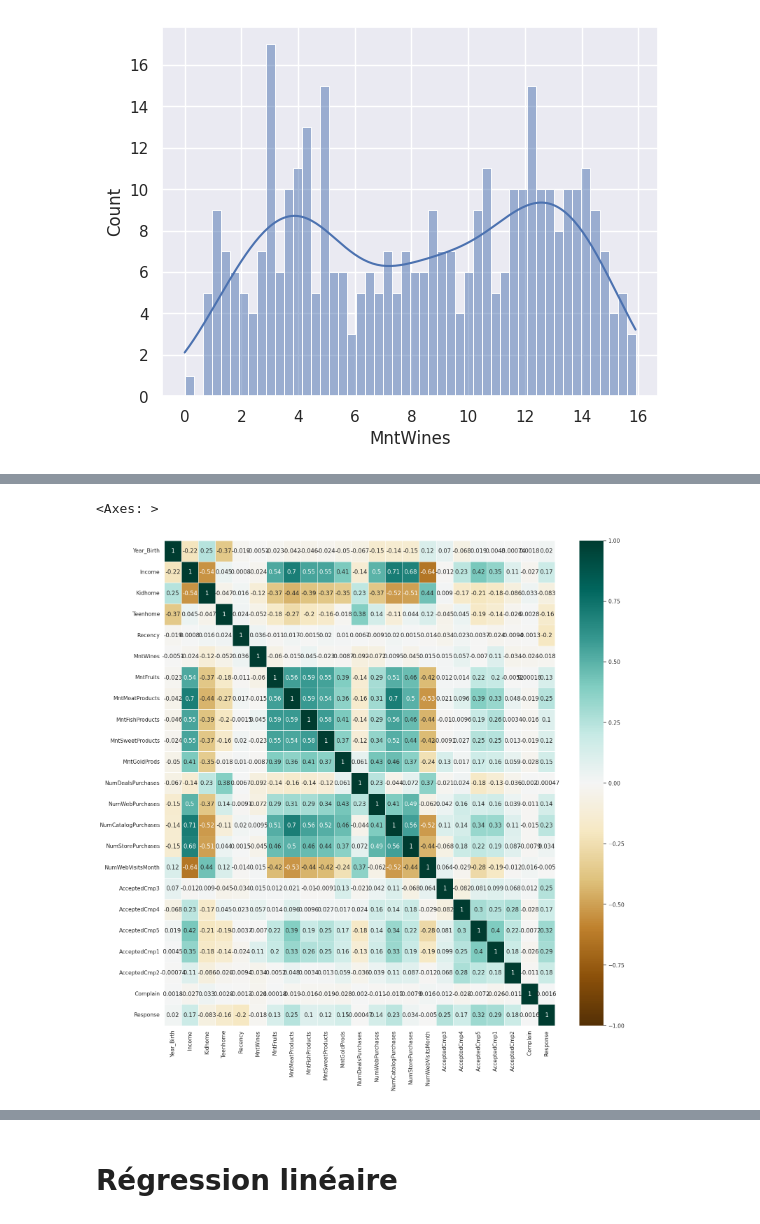
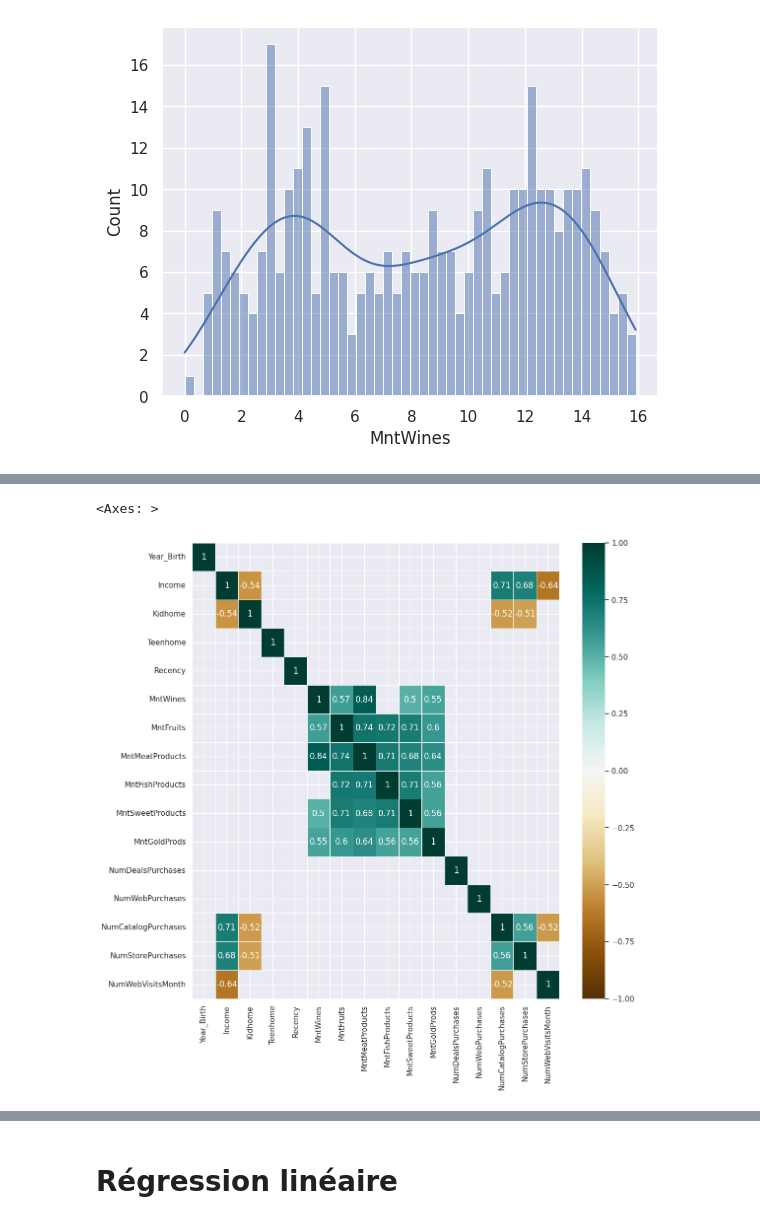
Before and after one commit to Ab2nour/customer-base-analysis, a Jupyter notebook: presentation.ipynb, the cells around one changed output, grey strips where cells are left out. Saved outputs shown, nothing was run; the diff lists cells and outputs as text; code cells hidden in the pictures.

Commit message:
refactor: refonte de la transformation Box Cox

```diff
--- a/presentation.ipynb
+++ b/presentation.ipynb
@@ -623,0 +627,11 @@ Nous allons utiliser la librairie `scipy.stats.boxcox` qui estime le meilleur pa
+# %%
+# todo(prof): faut-il inclure la distribution uniforme Recency ?
+# todo(prof): est-ce que notre choix de variables est bon ?
+var_a_normaliser = [
+    "MntWines",
+    "MntFruits",
+    "MntMeatProducts",
+    "MntFishProducts",
+    "MntSweetProducts",
+    "MntGoldProds",
+]
@@ -628,6 +648,15 @@ sns.histplot(df["MntWines"], kde=True)
 [figure]
 # %%
 from scipy.stats import boxcox
+# %%
+boxcox_lambdas = {}  # on garde les lambdas, pour la transformation inverse
+# %%
+for var in var_a_normaliser:
+    var_strict_positif = df[var] + df[var].min() + 1
+    var_apres_boxcox, l = boxcox(var_strict_positif)
+
+    df_normalise[var] = pd.DataFrame(var_apres_boxcox)
+    boxcox_lambdas[var] = l
 # %%
 # Tuto : comment récupérer la fonction initiale
 # (il faut avoir récupéré le paramètre "l" lambda)
@@ -639,7 +668,3 @@ from scipy.stats import boxcox
-# %%
-winebox, _ = boxcox(df["MntWines"] + 1)
-winebox = pd.DataFrame(winebox)
-df_normalise["MntWines"] = winebox
 # %%
 sns.histplot(df_normalise["MntWines"], bins=50, kde=True)
 # %% [output]
@@ -650,13 +695,13 @@ sns.histplot(df_normalise["MntWines"], bins=50, kde=True)
 # %%
-plt.figure(figsize=(18, 18))
+plt.figure(figsize=(12, 12))
 sns.heatmap(
-    df_normalise.corr(),
+    df_normalise[var_numeriques].corr()[df_normalise[var_numeriques].corr().abs() > 0.5],
     annot=True,
+    cmap="BrBG",
     linewidths=0.5,
-    cmap="BrBG",
     vmax=1,
     vmin=-1,
 )
 # %% [output]
 <Axes: >
-[figure, old version]
+[figure, new version]
```
Also changed, not shown: parts of 20 cells of this notebook.
